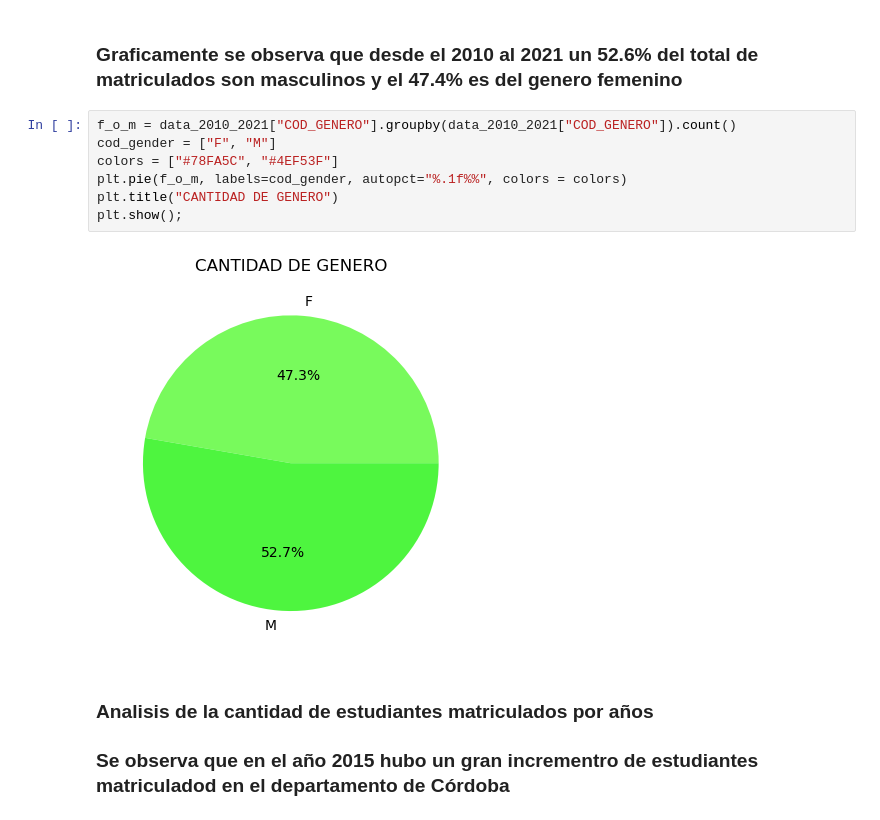
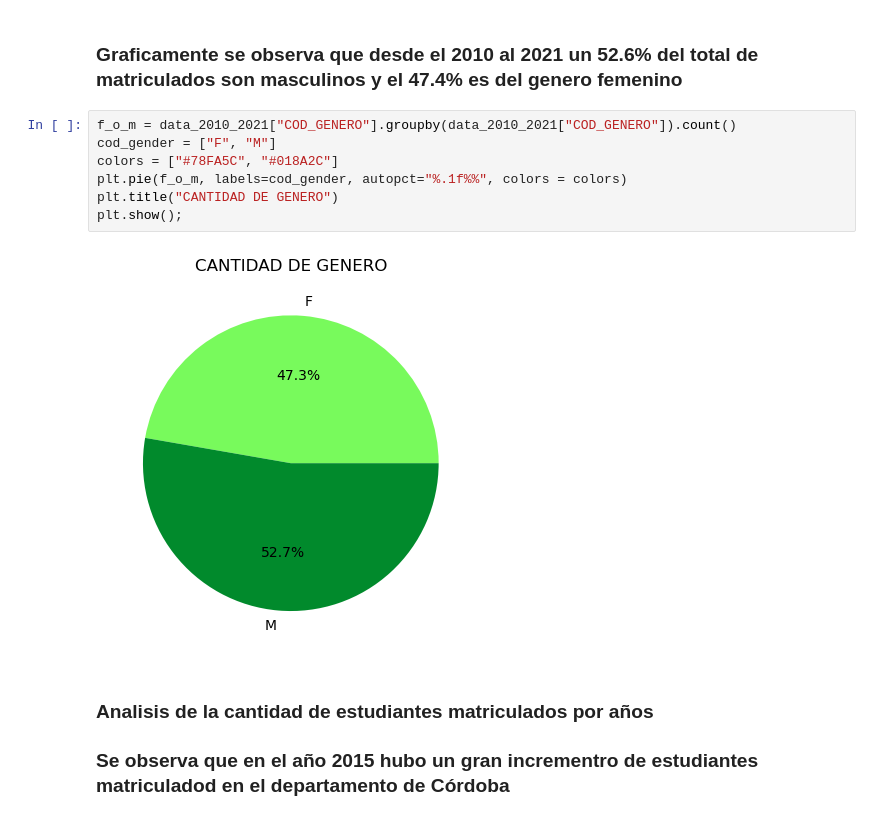
Before and after one commit to Cuenta-oss/analisis_exploratorio, a Jupyter notebook: datas.ipynb, the cells around one changed output. Saved outputs shown, nothing was run; the diff lists cells and outputs as text.

```diff
--- a/datas.ipynb
+++ b/datas.ipynb
@@ -368,12 +368,12 @@ array(['Mañana', 'Tarde', 'Unica', 'Completa', 'Fin de Semana',
 # %%
 f_o_m = data_2010_2021["COD_GENERO"].groupby(data_2010_2021["COD_GENERO"]).count()
 cod_gender = ["F", "M"]
-colors = ["#78FA5C", "#4EF53F"]
+colors = ["#78FA5C", "#018A2C"]
 plt.pie(f_o_m, labels=cod_gender, autopct="%.1f%%", colors = colors)
 plt.title("CANTIDAD DE GENERO")
 plt.show();
 # %% [output]
-[figure, old version]
+[figure, new version]
 # %% [markdown]
 ### Analisis de la cantidad de estudiantes matriculados por años
 ### Se observa que en el año 2015 hubo un gran incrementro de estudiantes matriculadod en el departamento de Córdoba
```
Also changed, not shown: parts of 7 cells of this notebook.
